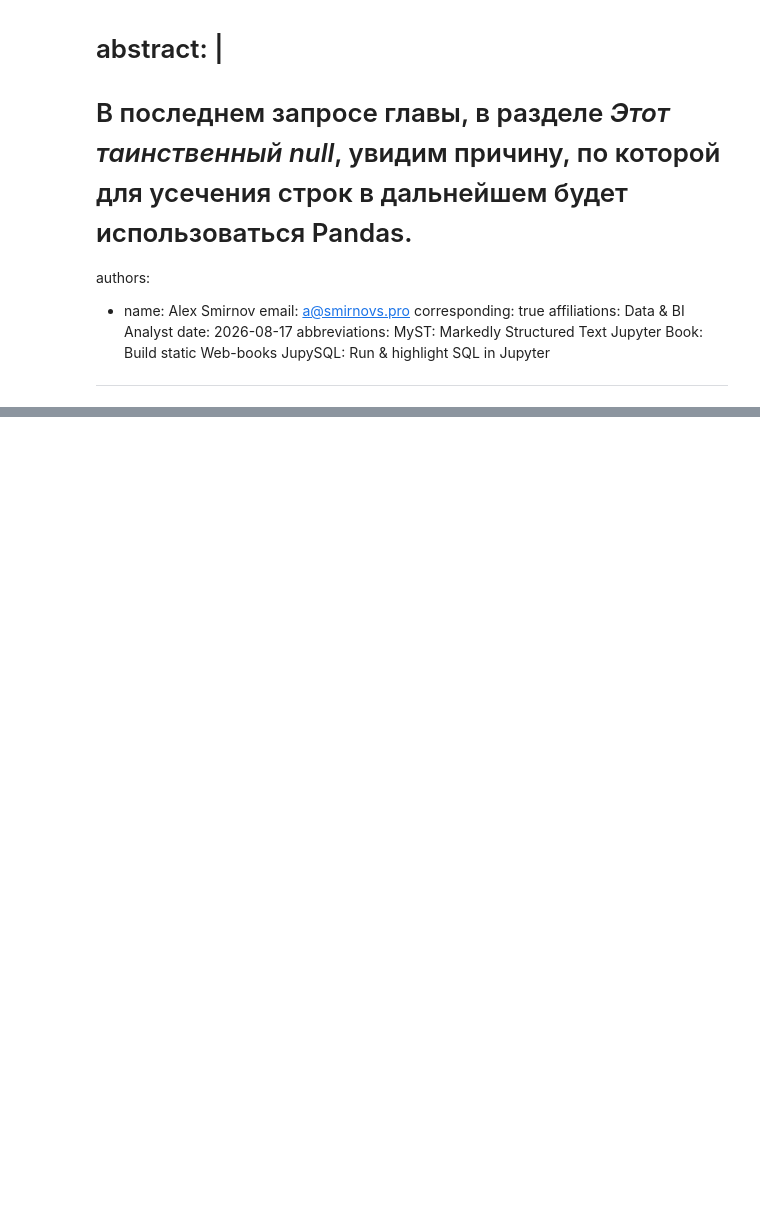
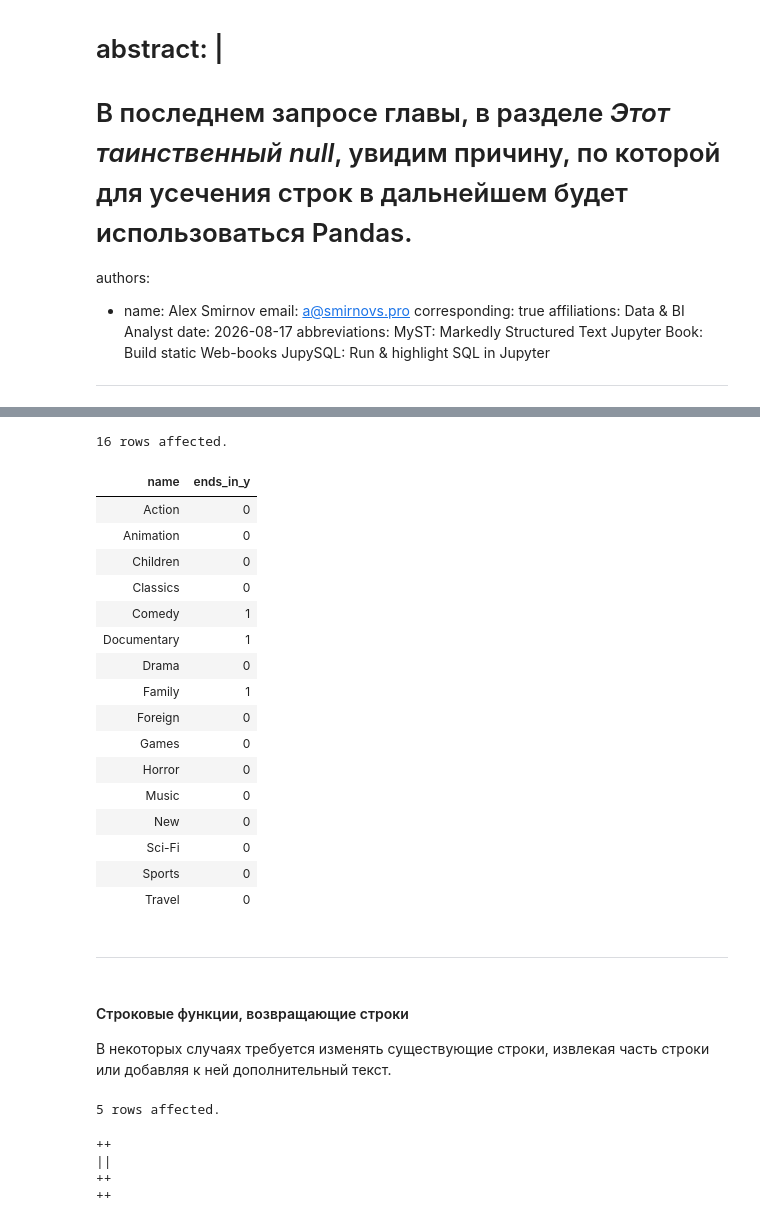
Before and after one commit to magus1968/learning-sql, a Jupyter notebook: docs/chapters/ch07.ipynb, the cells around one changed output, grey strips where cells are left out. Drawn from its saved outputs; the diff is of its cells as text; code cells hidden in the pictures; blank space fills up the shorter version.

```diff
--- a/docs/chapters/ch07.ipynb
+++ b/docs/chapters/ch07.ipynb
@@ -49,0 +589,39 @@ print("JupySQL - успешно подключен через SQLAlchemy Engine!
+# %%
+%%sql
+SELECT name, name REGEXP 'y$' ends_in_y
+FROM category;
+# %% [output]
+16 rows affected.
+| name | ends_in_y |
+| Action | 0 |
+| Animation | 0 |
+| Children | 0 |
+| Classics | 0 |
+| Comedy | 1 |
+| Documentary | 1 |
+| Drama | 0 |
+| Family | 1 |
+| Foreign | 0 |
+| Games | 0 |
+| Horror | 0 |
+| Music | 0 |
+| New | 0 |
+| Sci-Fi | 0 |
+| Sports | 0 |
+| Travel | 0 |
+# %% [markdown]
+
+---
+# %% [markdown]
+#### Строковые функции, возвращающие строки
+
+В некоторых случаях требуется изменять существующие строки, извлекая часть строки или добавляя к ней дополнительный текст.
+# %%
+%%sql
+DELETE FROM string_tbl;
+# %% [output]
+5 rows affected.
+++
+||
+++
+++
```
Also changed, not shown: parts of 121 cells of this notebook, 1 other file.
